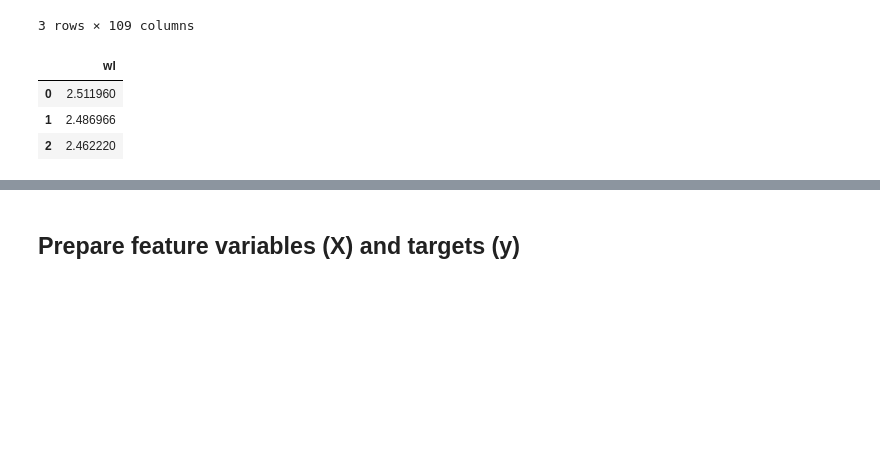
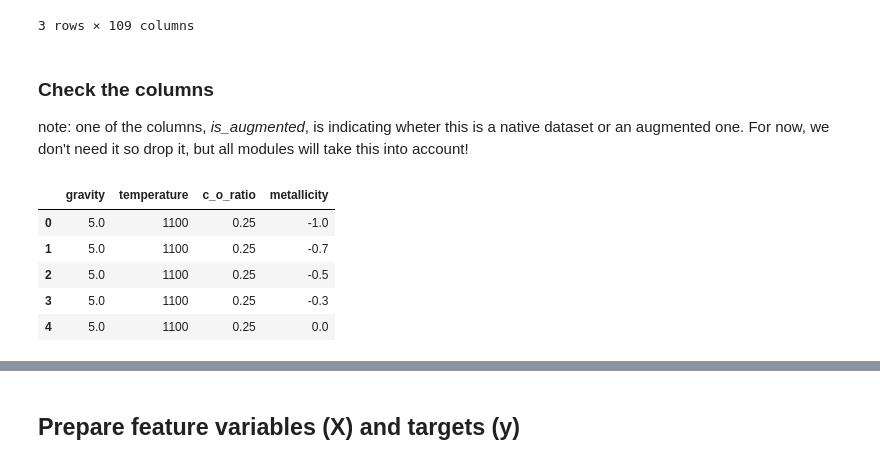
Before and after one commit to EhsanGharibNezhad/TelescopeML, a Jupyter notebook: notebooks/Train_CNN_ToyModel-test_buildModel.ipynb, the cells around one changed output, grey strips where cells are left out. Cells and saved outputs as stored; diff of their text form; code cells hidden in the pictures; blank space fills up the shorter version.

```diff
--- a/notebooks/Train_CNN_ToyModel-test_buildModel.ipynb
+++ b/notebooks/Train_CNN_ToyModel-test_buildModel.ipynb
@@ -15,18 +15,24 @@ from StatVisAnalyzer import regression_report
 # %%
-# original dataset
-df=pd.read_csv('../../datasets/browndwarf_R100_v4_newWL_v2.csv.bz2', compression='bz2')
-df.head(3)
+# original trainign dataset astronomers use to predict the parameters of the telescope brown dwarf spectra
+
+train_BD = pd.read_csv('../../datasets/browndwarf_R100_v4_newWL_v2.csv.bz2', compression='bz2')
+train_BD.head(3)
 # %% [output]
 |  | gravity | temperature | c_o_ratio | metallicity | 2.512 | 2.487 | 2.462 | 2.438 | 2.413 | 2.389 | ... |
 | 0 | 5.0 | 1100 | 0.25 | -1.0 | 9.103045e-08 | 1.181658e-07 | 1.307868e-07 | 1.269229e-07 | 1.159179e-07 | 8.925110e-08 | ... |
 | 1 | 5.0 | 1100 | 0.25 | -0.7 | 9.103045e-08 | 1.181658e-07 | 1.307868e-07 | 1.269229e-07 | 1.159179e-07 | 8.925110e-08 | ... |
 | 2 | 5.0 | 1100 | 0.25 | -0.5 | 9.103045e-08 | 1.181658e-07 | 1.307868e-07 | 1.269229e-07 | 1.159179e-07 | 8.925110e-08 | ... |
 3 rows × 109 columns
+# %% [markdown]
+### Check the columns
+note: one of the columns, *is_augmented*, is indicating wheter this is a native dataset or an augmented one. For now, we don't need it so drop it, but all modules will take this into account!
 # %%
-wl = pd.read_csv('../../datasets/wl.csv')
-wl.head(3)
+target_features = ['gravity', 'temperature', 'c_o_ratio', 'metallicity']
+train_BD[target_features].head()
 # %% [output]
-|  | wl |
-| 0 | 2.511960 |
-| 1 | 2.486966 |
-| 2 | 2.462220 |
+|  | gravity | temperature | c_o_ratio | metallicity |
+| 0 | 5.0 | 1100 | 0.25 | -1.0 |
+| 1 | 5.0 | 1100 | 0.25 | -0.7 |
+| 2 | 5.0 | 1100 | 0.25 | -0.5 |
+| 3 | 5.0 | 1100 | 0.25 | -0.3 |
+| 4 | 5.0 | 1100 | 0.25 | 0.0 |
```
Also changed, not shown: parts of 39 cells of this notebook, 4 other files.
